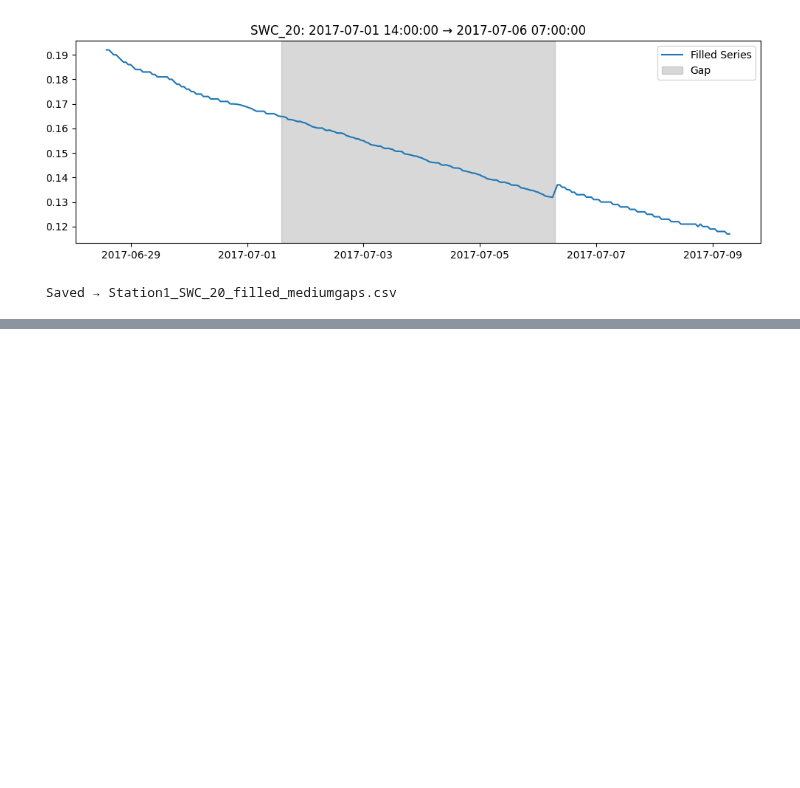
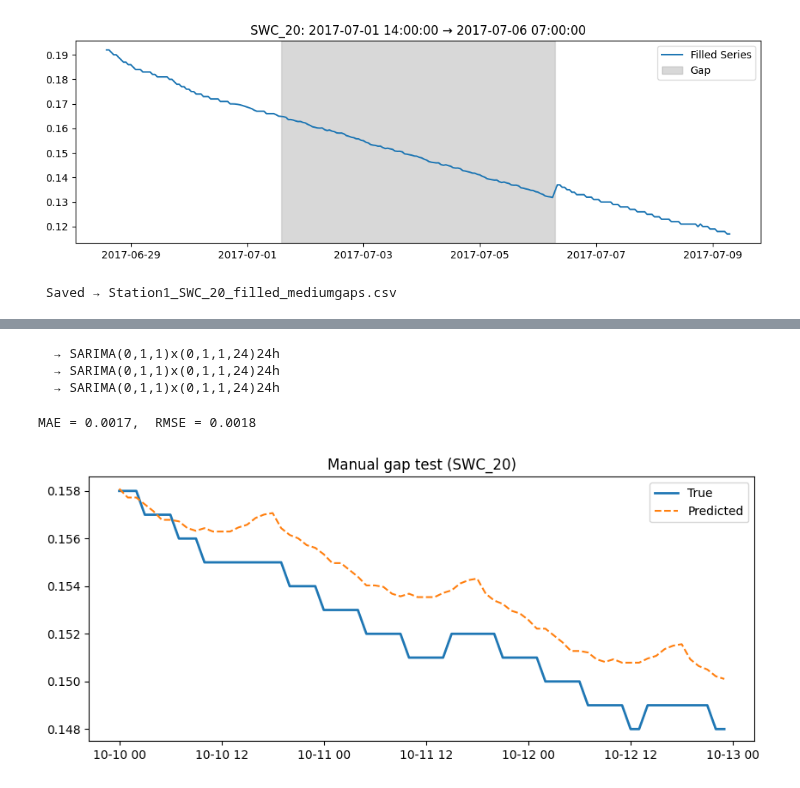
Before and after one commit to kiat/tx-soil-moisture, a Jupyter notebook: Model_2025/ARIMA.ipynb, the cells around one changed output, grey strips where cells are left out. Cells and saved outputs as stored; diff of their text form; code cells hidden in the pictures; blank space fills up the shorter version.

Commit message:
Update SARIMA Model notebook

```diff
--- a/Model_2025/ARIMA.ipynb
+++ b/Model_2025/ARIMA.ipynb
@@ -53,7 +53,7 @@ def filter_medium_gaps(df_missing, parameter="SWC_5", min_gap=24, max_gap=168):
 ### Step3: SARIMA Modeling and Imputation
 # %%
 # Fit SARIMAX model and predict missing values
-def sarima_forecast(y, s_ts, e_ts, exog, ctx_days = 7, max_pq: = 3, max_PQ: = 2):
+def sarima_forecast(y, s_ts, e_ts, exog, ctx_days = 7, max_pq = 3, max_PQ = 2):
     # Determine the training window up to one hour before gap
     train_start = s_ts - timedelta(days=ctx_days)
     train_end = s_ts - timedelta(hours=1)
@@ -202,3 +202,14 @@ Ljung-Box p @ lag 24 = 0.458
 [figure]
 [figure]
  Saved → Station1_SWC_20_filled_mediumgaps.csv
+# %%
+df_full = load_cleaned_data(1)
+param   = "SWC_20"
+
+# different seasons
+
+test_start = pd.Timestamp("2017-10-10 00:00")
+gap_hours  = 72
+test_end   = test_start + timedelta(hours=gap_hours-1)
+
+print(f"Masking {test_start} – {test_end} ({gap_hours} h)")
@@ -204,0 +218,35 @@ Ljung-Box p @ lag 24 = 0.458
+# %%
+y_true = df_full[param].loc[test_start:test_end].copy()
+
+df_tmp = df_full.copy()
+df_tmp.loc[test_start:test_end, param] = np.nan
+# %%
+df_ref = load_cleaned_data(3)
+exog = df_tmp["Ppt"].fillna(df_ref["Ppt"]).fillna(0)
+y_pred, fitted = sarima_forecast(
+    y=df_tmp[param],
+    s_ts=test_start,
+    e_ts=test_end,
+    exog=exog,
+    ctx_days=7
+)
+# %% [output]
+  → SARIMA(0,1,1)x(0,1,1,24)24h
+  → SARIMA(0,1,1)x(0,1,1,24)24h
+  → SARIMA(0,1,1)x(0,1,1,24)24h
+# %%
+from sklearn.metrics import mean_absolute_error, mean_squared_error
+
+mae = mean_absolute_error(y_true, y_pred)
+rmse = mean_squared_error(y_true, y_pred, squared=False)
+print(f"MAE = {mae:.4f},  RMSE = {rmse:.4f}")
+# %% [output]
+MAE = 0.0017,  RMSE = 0.0018
+# %%
+plt.figure(figsize=(10,4))
+plt.plot(y_true, label="True", linewidth=2)
+plt.plot(y_pred, label="Predicted", linestyle="--")
+plt.title(f"Manual gap test ({param})")
+plt.legend(); plt.show()
+# %% [output]
+[figure, added]
```
Also changed, not shown: parts of 4 cells of this notebook.
